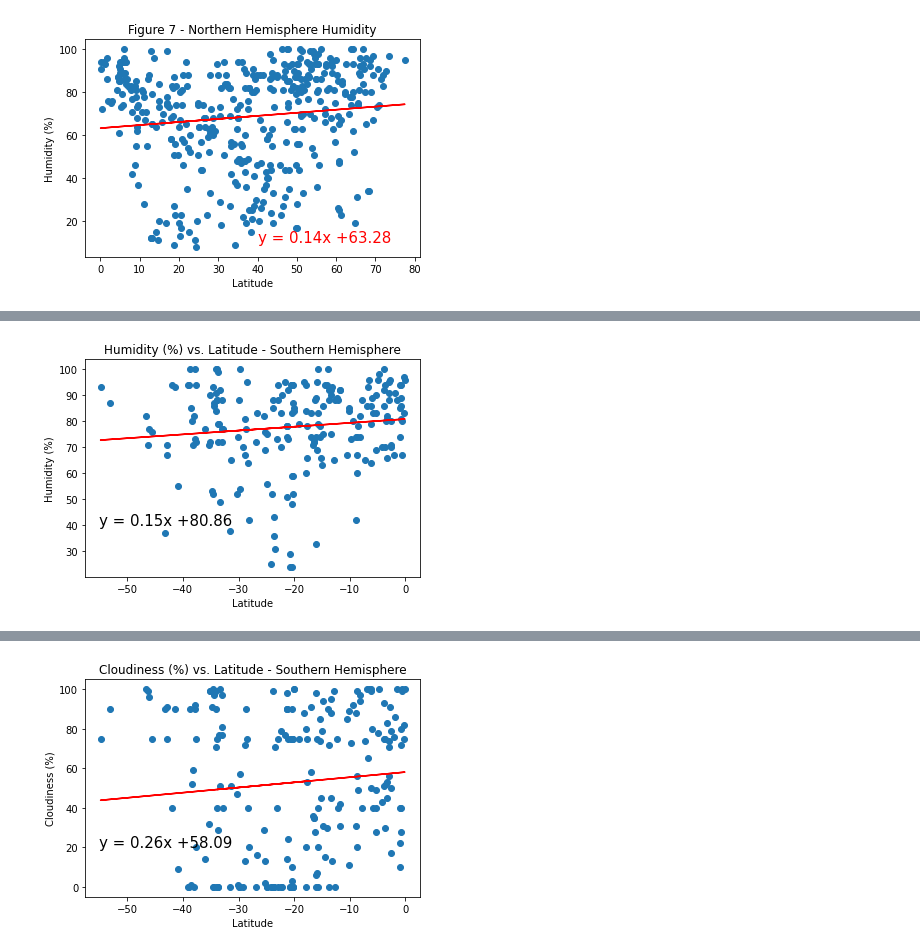
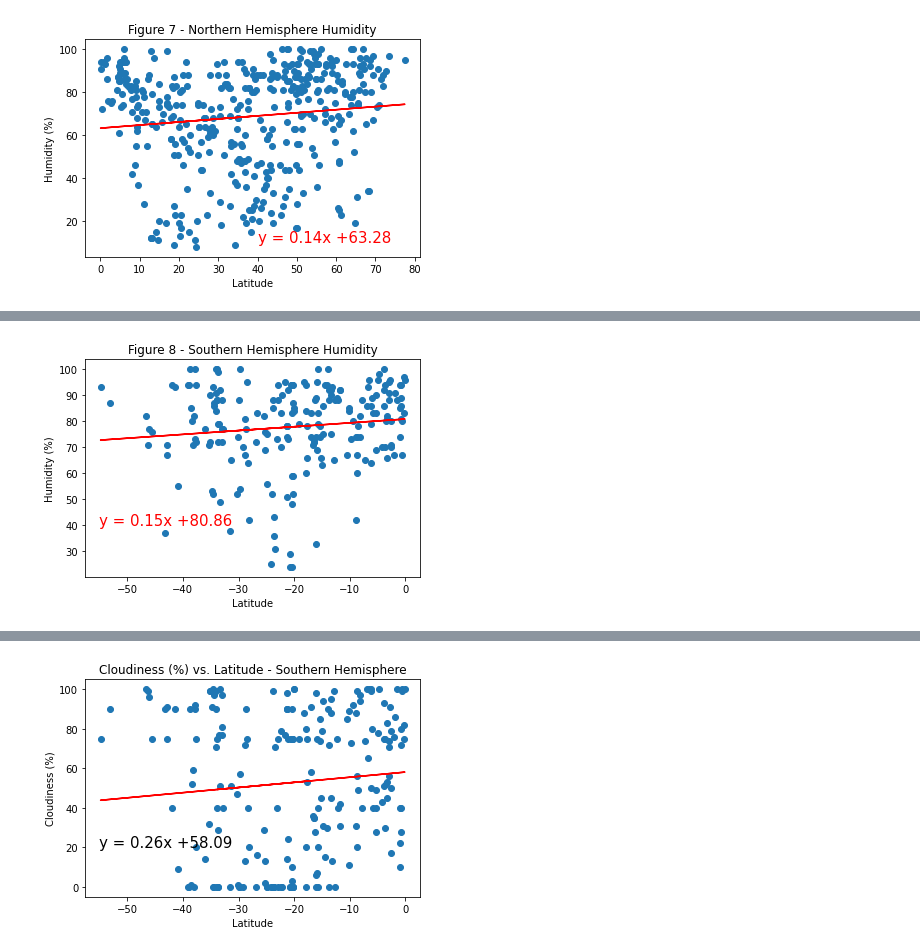
Before and after one commit to yukamara/python-api-challenge, a Jupyter notebook: WeatherPy/WeatherPy.ipynb, the cells around one changed output, grey strips where cells are left out. Saved outputs shown, nothing was run; the diff lists cells and outputs as text; code cells hidden in the pictures.

Commit message:
completed the descriptions for all the graphs

```diff
--- a/WeatherPy/WeatherPy.ipynb
+++ b/WeatherPy/WeatherPy.ipynb
@@ -417,30 +420,30 @@ plt.show()
 # %%
 #Southern Hemisphere - Humidity (%) vs. Latitude
 
 # Define the x and y variables
 X = weatherSouth.loc[:,'Latitude'].values.reshape(-1, 1)
 Y = weatherSouth.loc[:,'Humidity (%)'].values.reshape(-1, 1)
 
 #Fit the lr line
 lr = LinearRegression()
 lr.fit(X, Y)
 Y_pred = lr.predict(X)
 
 # get x, y values to calculate the regression parameters
 lat = weatherSouth.loc[:,'Latitude']
 hum = weatherSouth.loc[:,'Humidity (%)']
 
 # calculate the parameters and get the regression equation
 (slope, intercept, rvalue, pvalue, stderr) = linregress(lat, hum)
 line_eq = "y = " + str(round(slope, 2)) + "x +" + str(round(intercept,2))
 
 #Visualize the results in a scatter plot
 plt.scatter(X, Y)
 plt.plot(X, Y_pred, color='r')
-plt.annotate(line_eq, (-55,40), fontsize=15)
+plt.annotate(line_eq, (-55,40), fontsize=15, color="r")
 plt.ylabel('Humidity (%)')
 plt.xlabel('Latitude')
-plt.title('Humidity (%) vs. Latitude - Southern Hemisphere')
+plt.title('Figure 8 - Southern Hemisphere Humidity')
 plt.show()
 # %% [output]
-[figure, old version]
+[figure, new version]
```
Also changed, not shown: parts of 10 cells of this notebook.
